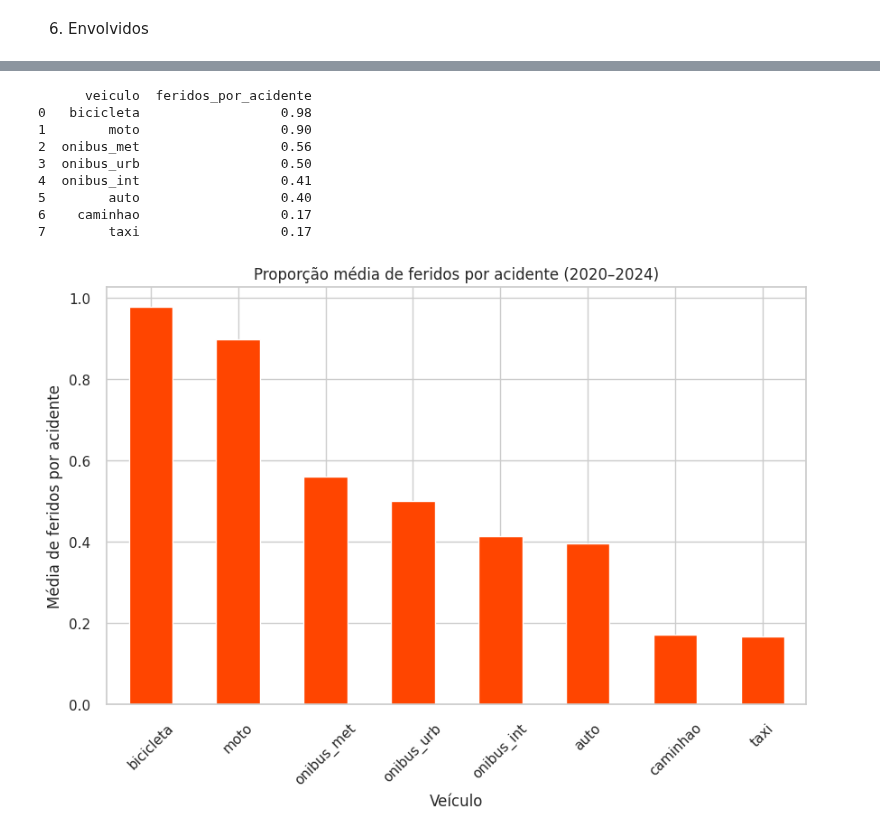
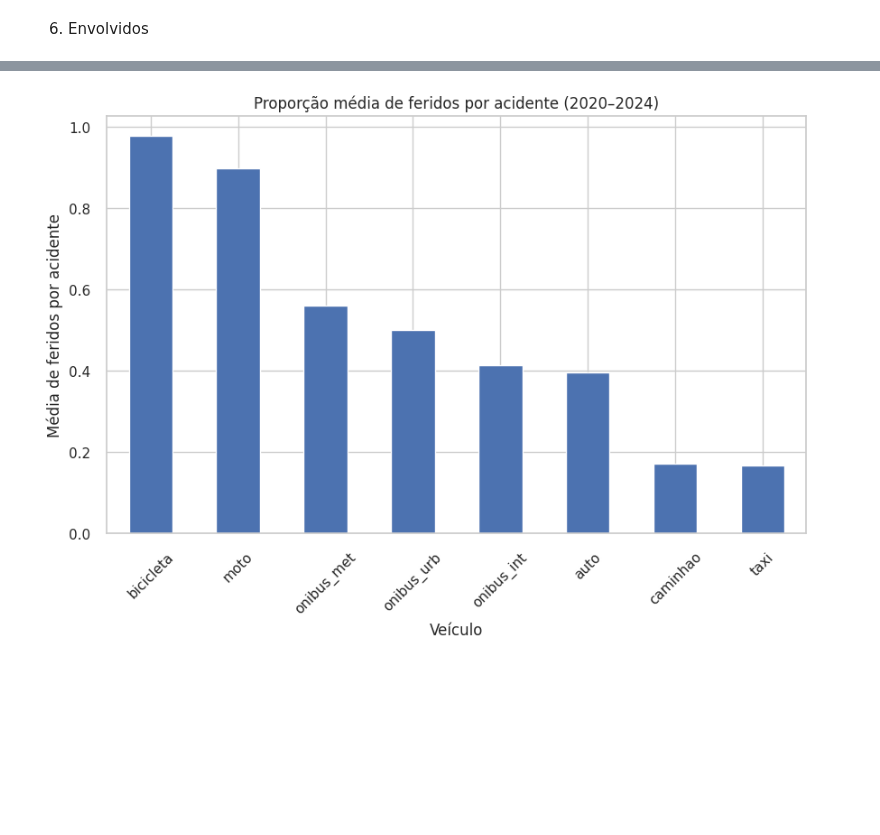
Before and after one commit to nandasiq/acidentes-poa, a Jupyter notebook: jupyter/01_exploracao.ipynb, the cells around one changed output, grey strips where cells are left out. Saved outputs shown, nothing was run; the diff lists cells and outputs as text; code cells hidden in the pictures; blank space fills up the shorter version.

```diff
--- a/jupyter/01_exploracao.ipynb
+++ b/jupyter/01_exploracao.ipynb
@@ -16,29 +23,3 @@ from config import *
-# %%
-"""
-try:
-    from config import *
-
-except ImportError:
-
-    # Manipulação e Análise
-    import pandas as pd
-    import numpy as np
-
-    # Visualização
-    import matplotlib.pyplot as plt
-    import seaborn as sns
-
-    # Salvar dataframes
-    import os
-    import warnings
-
-    # Configurações visuais
-    plt.style.use("seaborn-v0_8")
-    sns.set_theme(palette="deep", style="whitegrid")
-    pd.set_option('display.max_columns', None)
-    warnings.filterwarnings("ignore", category=FutureWarning)
-
-"""
 # %% [markdown]
 ### 2. Leitura e Schema Inicial
 1) Carrega o arquivo `acidentes.csv`
@@ -537,7 +475,7 @@ plt.title("Comparação entre autos e motos envolvidos")
 plt.show()
 
 # Evolução temporal do envolvimento de bicicletas
-evolucao_varios(df_20_24, cols_veiculos)
+evolucao_veiculos(df_20_24, cols_veiculos)
 
 # Para cada veículo: soma feridos / soma acidentes em que ele aparece
 proporcao_feridos = {}
@@ -559,12 +497,10 @@ df_prop_feridos = (
     .rename(columns={"index": "veiculo"})
 )
 
-print(df_prop_feridos)
-
 # Plot
 df_prop_feridos.plot(
     x="veiculo", y="feridos_por_acidente",
-    kind="bar", figsize=(10,6), color="orangered", legend=False
+    kind="bar", figsize=(10,6), legend=False
 )
 plt.title("Proporção média de feridos por acidente (2020–2024)")
 plt.xlabel("Veículo")
@@ -577,10 +513 @@ plt.show()
-      veiculo  feridos_por_acidente
-0   bicicleta                  0.98
-1        moto                  0.90
-2  onibus_met                  0.56
-3  onibus_urb                  0.50
-4  onibus_int                  0.41
-5        auto                  0.40
-6    caminhao                  0.17
-7        taxi                  0.17
-[figure, old version]
+[figure, new version]
```
Also changed, not shown: parts of 7 cells of this notebook, 24 other files.
